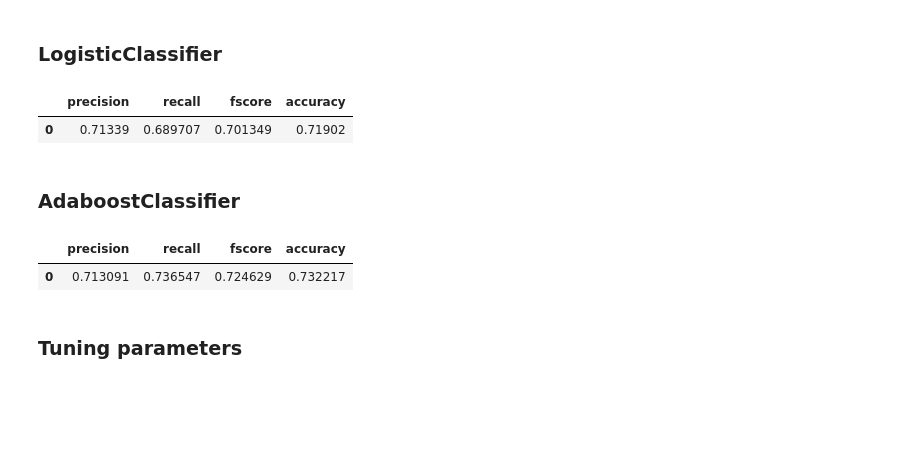
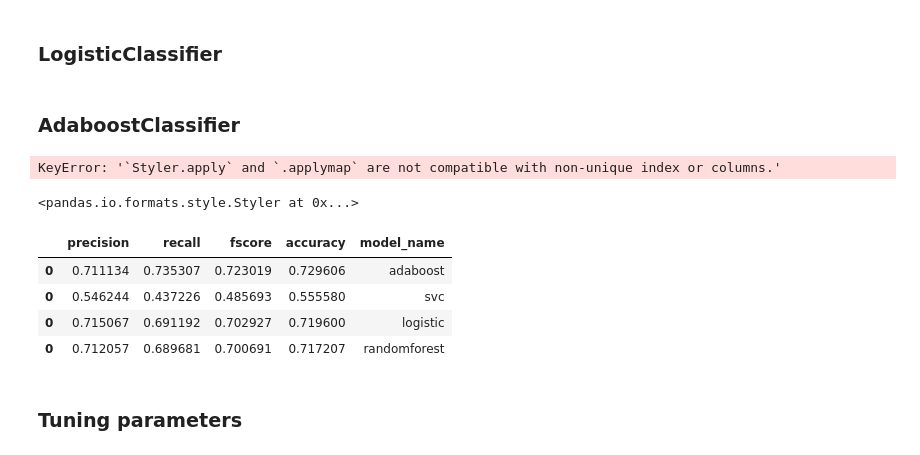
Before and after one commit to xmjuan/starbucks_capstone, a Jupyter notebook: Starbucks_Capstone_notebook.ipynb, the cells around one changed output. Drawn from its saved outputs; the diff is of its cells as text; code cells hidden in the pictures; blank space fills up the shorter version.

Commit message:
create results module

```diff
--- a/Starbucks_Capstone_notebook.ipynb
+++ b/Starbucks_Capstone_notebook.ipynb
@@ -957,3 +917,6 @@ display_results(y_pred_svc, y_test)
+# %%
+svc_result = model_results()
+df_svc = svc_result.calculate_results(y_pred_svc, y_test)
 # %% [markdown]
 ### LogisticClassifier
 # %%
@@ -965,10 +928,7 @@ pipeline_lg.fit(X_train, y_train)
 y_pred_lg = pipeline_lg.predict(X_test)
 # %%
 log_result = model_results()
-log_result.calculate_results(y_pred_lg, y_test)
+df_log = log_result.calculate_results(y_pred_lg, y_test)
-# %% [output]
-|  | precision | recall | fscore | accuracy |
-| 0 | 0.71339 | 0.689707 | 0.701349 | 0.71902 |
 # %% [markdown]
 ### AdaboostClassifier
 # %%
@@ -981,10 +941,23 @@ pipeline_adb.fit(X_train, y_train)
 y_pred_adb = pipeline_adb.predict(X_test)
 # %%
 ada_result = model_results()
-ada_result.calculate_results(y_pred_adb, y_test)
+df_ada = ada_result.calculate_results(y_pred_adb, y_test)
-# %% [output]
-|  | precision | recall | fscore | accuracy |
-| 0 | 0.713091 | 0.736547 | 0.724629 | 0.732217 |
+# %%
+df_results = df_ada.append([df_svc, df_log, df_rfc])
+df_results['model_name'] = ['adaboost','svc','logistic','randomforest']
+# %%
+df_results.style.bar(subset=['precision', 'recall'], align='mid', color=['#d65f5f', '#5fba7d'])
+# %% [output]
+KeyError: '`Styler.apply` and `.applymap` are not compatible with non-unique index or columns.'
+<pandas.io.formats.style.Styler at 0x...>
+# %%
+df_results
+# %% [output]
+|  | precision | recall | fscore | accuracy | model_name |
+| 0 | 0.711134 | 0.735307 | 0.723019 | 0.729606 | adaboost |
+| 0 | 0.546244 | 0.437226 | 0.485693 | 0.555580 | svc |
+| 0 | 0.715067 | 0.691192 | 0.702927 | 0.719600 | logistic |
+| 0 | 0.712057 | 0.689681 | 0.700691 | 0.717207 | randomforest |
 # %% [markdown]
 ### Tuning parameters
 # %%
```
Also changed, not shown: parts of 9 cells of this notebook.
